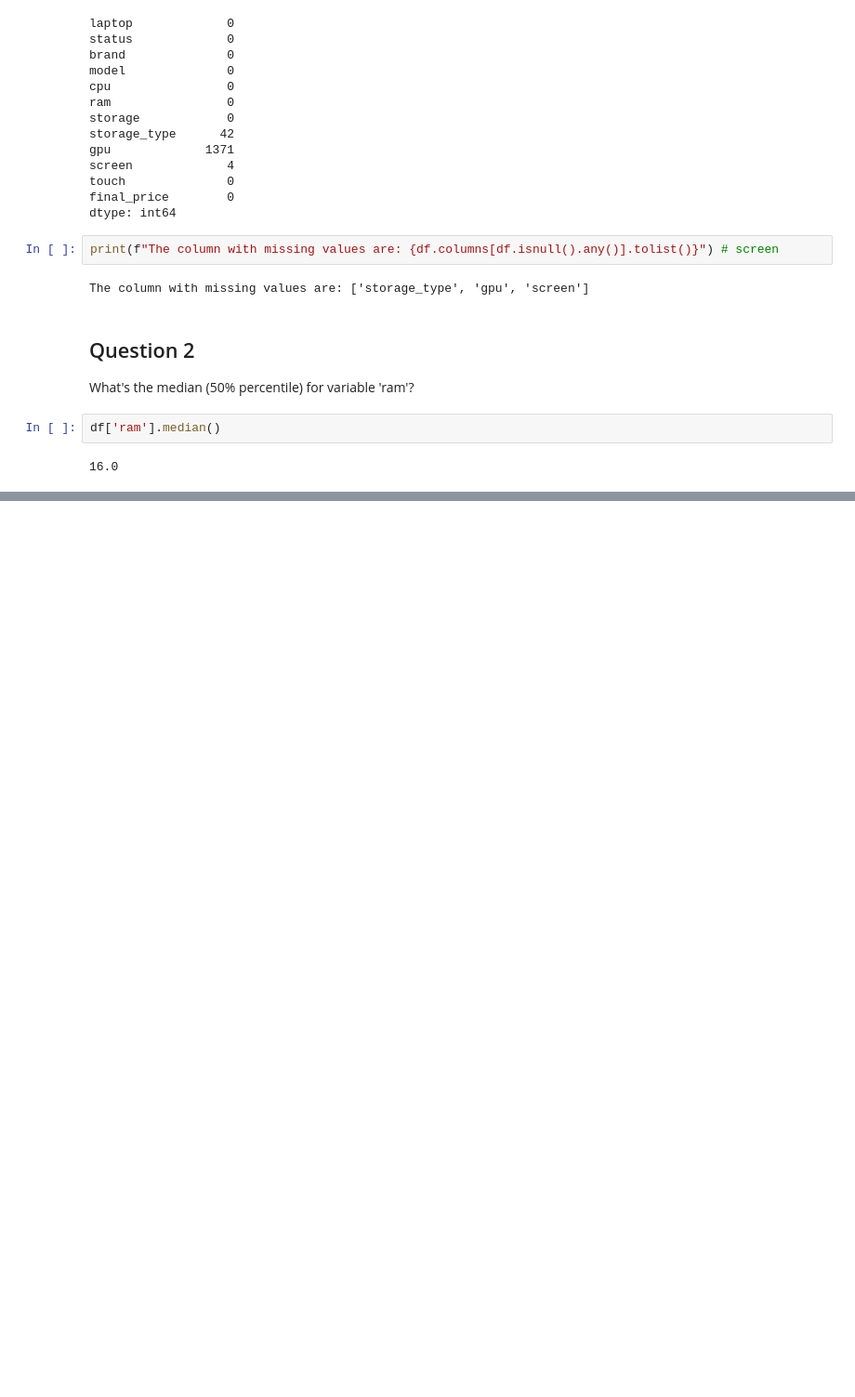
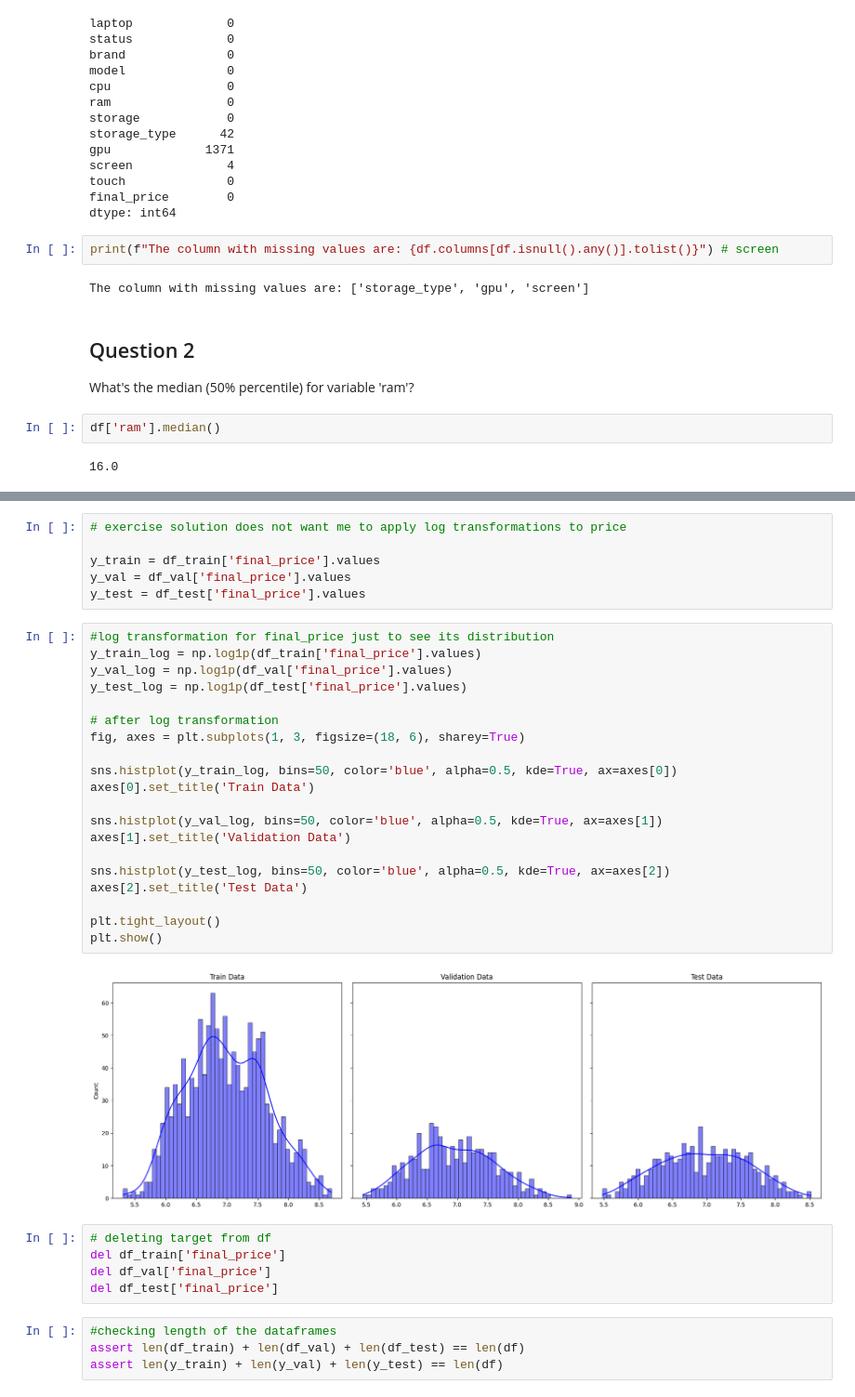
Before and after one commit to RuiFSP/ml-zoomcamp, a Jupyter notebook: 02-regression/homework02.ipynb, the cells around one changed output, grey strips where cells are left out. Shown at 93% size. Cells and saved outputs as stored; diff of their text form; blank space fills up the shorter version.

```diff
--- a/02-regression/homework02.ipynb
+++ b/02-regression/homework02.ipynb
@@ -70,0 +124,37 @@ df['ram'].median()
+# %%
+# exercise solution does not want me to apply log transformations to price
+
+y_train = df_train['final_price'].values
+y_val = df_val['final_price'].values
+y_test = df_test['final_price'].values
+# %%
+#log transformation for final_price just to see its distribution
+y_train_log = np.log1p(df_train['final_price'].values)
+y_val_log = np.log1p(df_val['final_price'].values)
+y_test_log = np.log1p(df_test['final_price'].values)
+
+# after log transformation
+fig, axes = plt.subplots(1, 3, figsize=(18, 6), sharey=True)
+
+sns.histplot(y_train_log, bins=50, color='blue', alpha=0.5, kde=True, ax=axes[0])
+axes[0].set_title('Train Data')
+
+sns.histplot(y_val_log, bins=50, color='blue', alpha=0.5, kde=True, ax=axes[1])
+axes[1].set_title('Validation Data')
+
+sns.histplot(y_test_log, bins=50, color='blue', alpha=0.5, kde=True, ax=axes[2])
+axes[2].set_title('Test Data')
+
+plt.tight_layout()
+plt.show()
+# %% [output]
+[figure, added]
+# %%
+# deleting target from df
+del df_train['final_price']
+del df_val['final_price']
+del df_test['final_price']
+# %%
+#checking length of the dataframes
+assert len(df_train) + len(df_val) + len(df_test) == len(df)
+assert len(y_train) + len(y_val) + len(y_test) == len(df)
```
Also changed, not shown: parts of 34 cells of this notebook, 2 other files.
